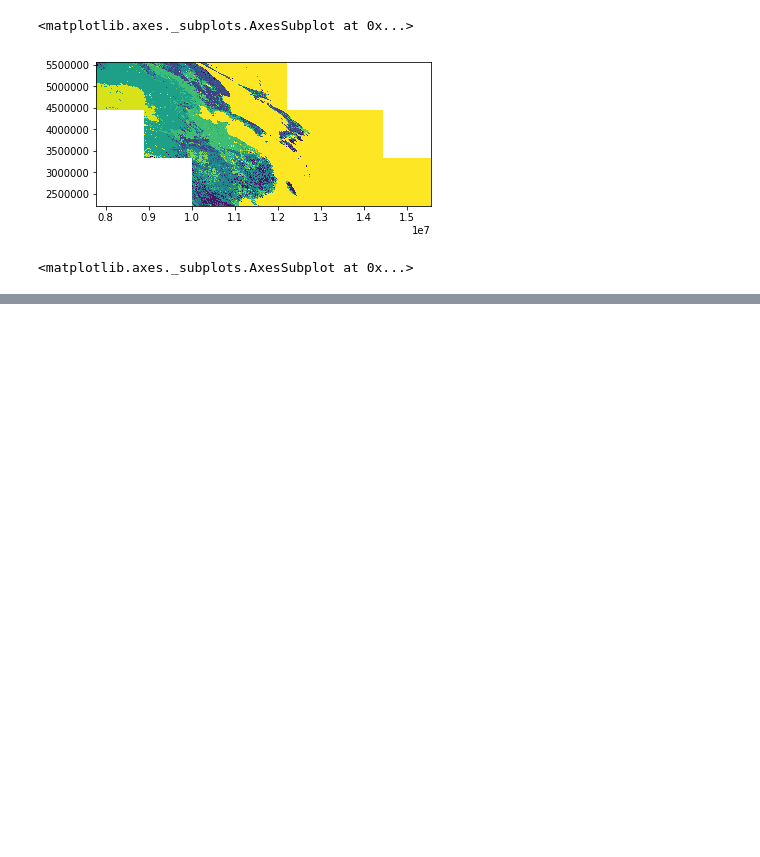
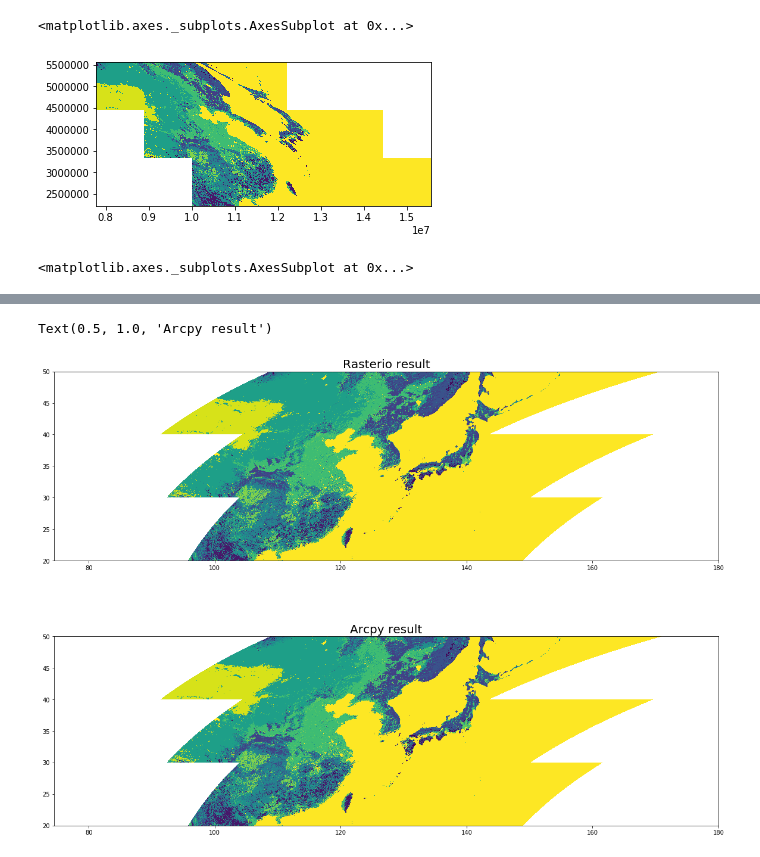
Before and after one commit to cogito288/GEMS_python, a Jupyter notebook: python-refactor/Code/pre_01_raw/MODIS_test.ipynb, the cells around one changed output, grey strips where cells are left out. Saved outputs shown, nothing was run; the diff lists cells and outputs as text; code cells hidden in the pictures; blank space fills up the shorter version.

```diff
--- a/python-refactor/Code/pre_01_raw/MODIS_test.ipynb
+++ b/python-refactor/Code/pre_01_raw/MODIS_test.ipynb
@@ -84,0 +222,10 @@ show(data2)
+# %%
+import matplotlib.pyplot as plt
+fig, axs = plt.subplots(2,1, figsize=(20, 15))
+show(data, ax=axs[0])
+axs[0].set_title('Rasterio result', fontsize=20)
+show(data2, ax=axs[1])
+axs[1].set_title('Arcpy result', fontsize=20)
+# %% [output]
+Text(0.5, 1.0, 'Arcpy result')
+[figure, added]
```
Also changed, not shown: parts of 14 cells of this notebook, 5 other files.
